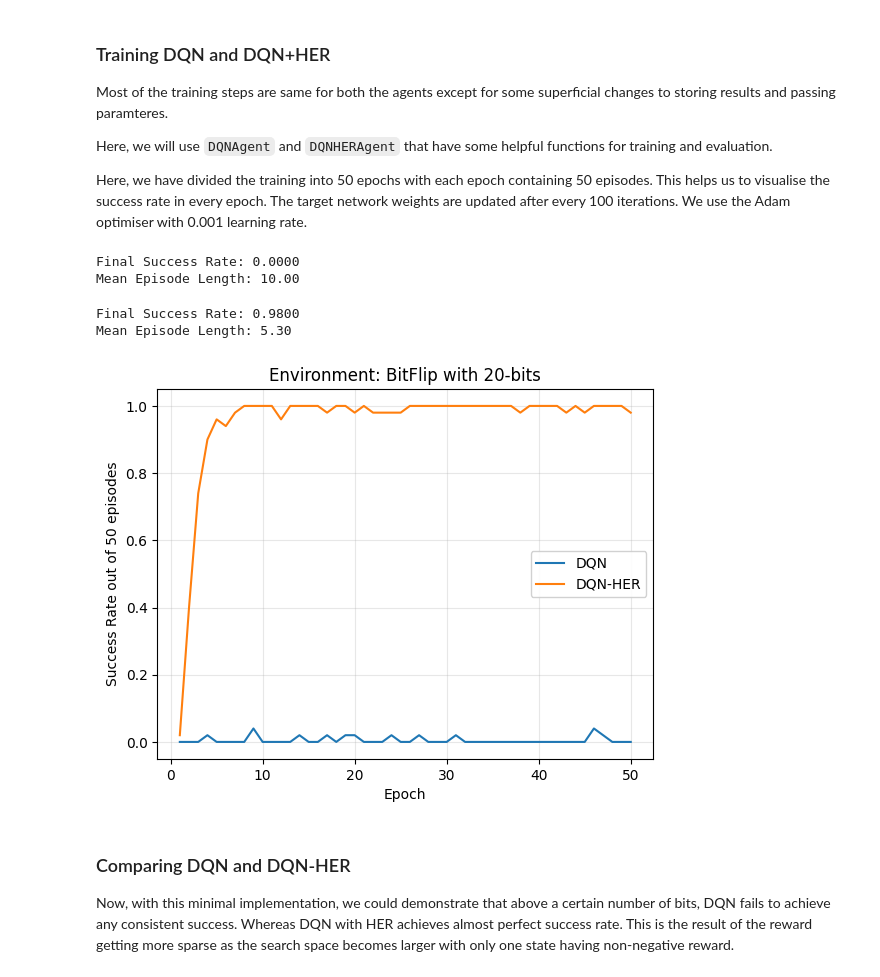
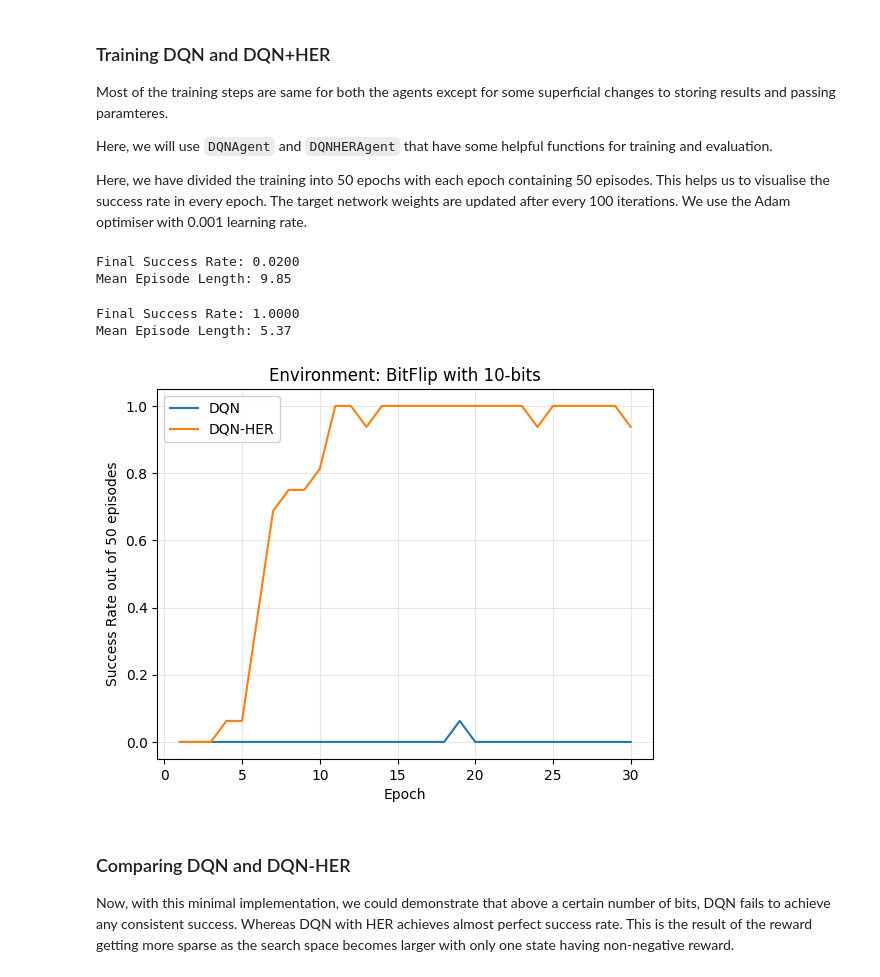
Before and after one commit to Tushar-Tyagi/bitflip_dqn_her, a Jupyter notebook: HER_demo.ipynb, the cells around one changed output. Drawn from its saved outputs; the diff is of its cells as text; code cells hidden in the pictures.

```diff
--- a/HER_demo.ipynb
+++ b/HER_demo.ipynb
@@ -85,25 +84,25 @@ Thus, for every goal $g \in \mathcal{G}$ with some _goal space_ $\mathcal{G}$, t
 q_network = DQN(
     input_size=2*env.n_bits,
     output_size=env.n_bits,
-    hidden_sizes=[256, 256]
+    hidden_sizes=[256]
 )
 
 target_q_network = DQN(
     input_size=2*env.n_bits,
     output_size=env.n_bits,
-    hidden_sizes=[256, 256]
+    hidden_sizes=[256]
 )
 
 her_q_network = DQN(
     input_size=2*env.n_bits,
     output_size=env.n_bits,
-    hidden_sizes=[256, 256]
+    hidden_sizes=[256]
 )
 
 target_her_q_network = DQN(
     input_size=2*env.n_bits,
     output_size=env.n_bits,
-    hidden_sizes=[256, 256]
+    hidden_sizes=[256]
 )
 
 # Replicating initialised weights from q_network to target_q_network
@@ -292,38 +291,38 @@ def train(agent, env, her=False, num_epochs=200,
 
     return results
 # %%
-dqn_results = train(dqn_agent, env, her=False, num_epochs=50)
+dqn_results = train(dqn_agent, env, her=False, num_epochs=30, episodes_per_epoch=16)
 # %% [output]
-Final Success Rate: 0.0000
-Mean Episode Length: 10.00
+Final Success Rate: 0.0200
+Mean Episode Length: 9.85
 # %%
-her_dqn_results = train(her_dqn_agent, env, her=True, num_epochs=50)
+her_dqn_results = train(her_dqn_agent, env, her=True, num_epochs=30, episodes_per_epoch=16)
 # %% [output]
-Final Success Rate: 0.9800
-Mean Episode Length: 5.30
+Final Success Rate: 1.0000
+Mean Episode Length: 5.37
 # %%
 results_to_plot = {
     'DQN': dqn_results,
     'DQN-HER': her_dqn_results
 }
 
 plt.figure()
 
 for name, result_data in results_to_plot.items():
     success_rates = result_data['epoch_success_rates']
     epochs = np.arange(1, len(success_rates) + 1)
 
     plt.plot(epochs, success_rates, label=name)
 
 plt.xlabel('Epoch')
 plt.ylabel('Success Rate out of 50 episodes')
-plt.title('Environment: BitFlip with 20-bits')
+plt.title(f'Environment: BitFlip with {env.n_bits}-bits')
 plt.legend(framealpha=0.9)
 plt.grid(True, alpha=0.3)
 plt.ylim([-0.05, 1.05])
 plt.show()
 # %% [output]
-[figure, old version]
+[figure, new version]
 # %% [markdown]
 ### Comparing DQN and DQN-HER
 
```
Also changed, not shown: parts of 10 cells of this notebook.
